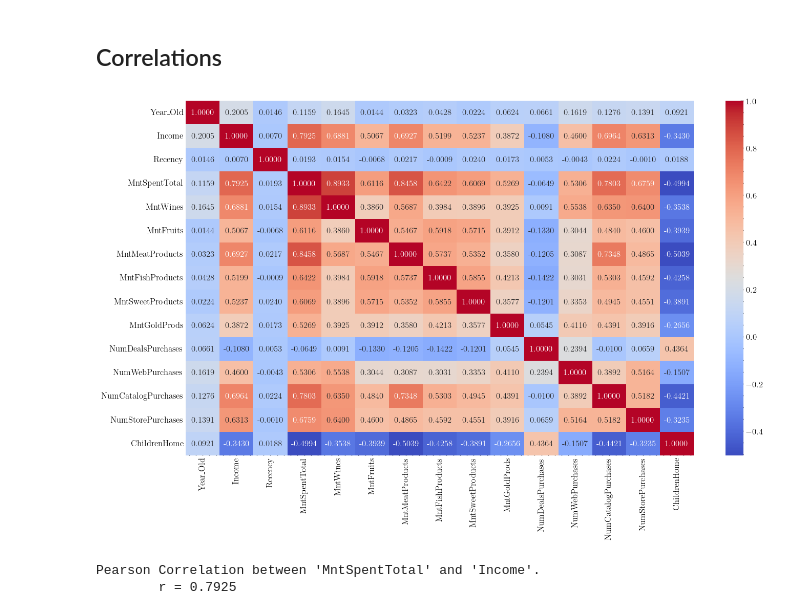
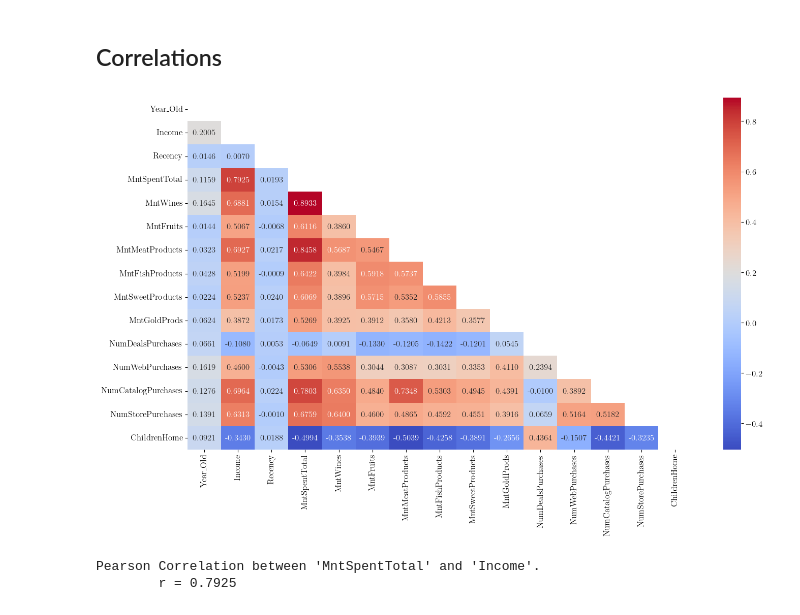
Before and after one commit to almanzanas/ifoodDataAnalystTest, a Jupyter notebook: notebooks/03_inferential.ipynb, the cells around one changed output. Saved outputs shown, nothing was run; the diff lists cells and outputs as text; code cells hidden in the pictures.

```diff
--- a/notebooks/03_inferential.ipynb
+++ b/notebooks/03_inferential.ipynb
@@ -130,16 +133,17 @@ int_cols = ["Year_Old", "Income", "Recency", "MntSpentTotal", "MntWines",
             "ChildrenHome"]
 # %%
 corr_matrix = data[int_cols].corr()
+mask = np.triu(np.ones_like(corr_matrix, dtype = bool))
 
 with plt.style.context(["seaborn-v0_8-colorblind",
                    "./mplstyle/basic.mplstyle",
-                   "./mplstyle/scatter.mplstyle",
+                   #"./mplstyle/scatter.mplstyle",
                    ]):
 
-    sns.heatmap(corr_matrix, cmap="coolwarm", annot=True, fmt=".4f")
+    sns.heatmap(corr_matrix, cmap="coolwarm", annot=True, mask=mask, fmt=".4f")
     plt.show()
 # %% [output]
-[figure, old version]
+[figure, new version]
 # %%
 corr_coef, p_value = stats.pearsonr(data["MntSpentTotal"], data["Income"])
 print(f"Pearson Correlation between 'MntSpentTotal' and 'Income'. ",
```
Also changed, not shown: parts of 3 cells of this notebook, 1 other file.
